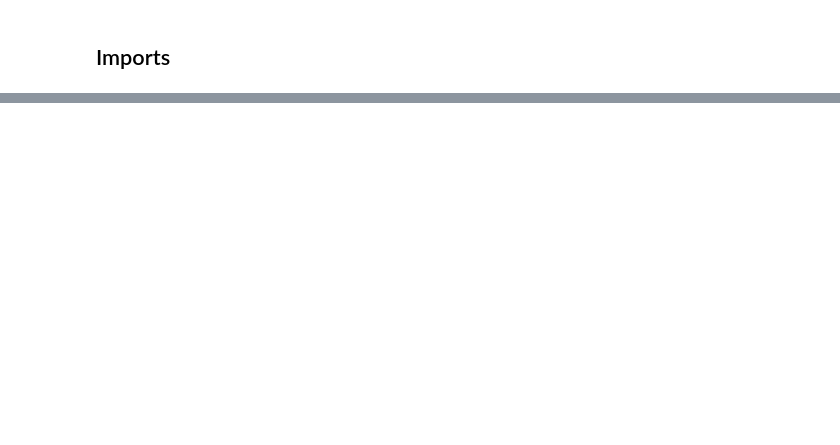
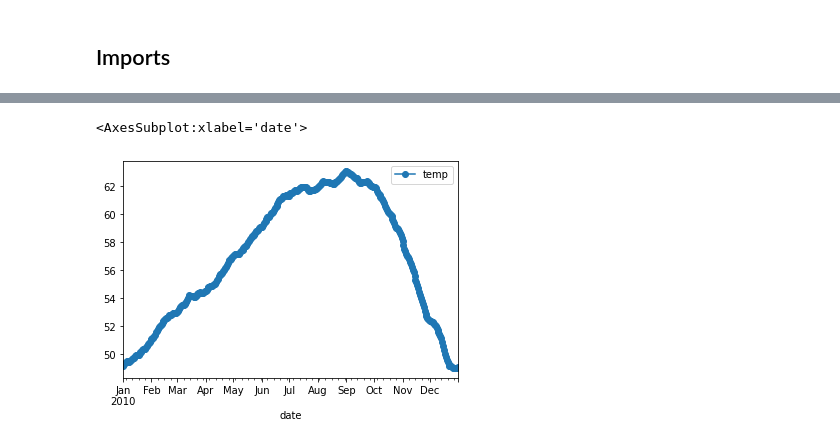
Before and after one commit to segovialori/time-series-exercises, a Jupyter notebook: time_series_pandas_exercises.ipynb, the cells around one changed output, grey strips where cells are left out. Saved outputs shown, nothing was run; the diff lists cells and outputs as text; code cells hidden in the pictures; blank space fills up the shorter version.

Commit message:
time series pandas exercises

```diff
--- a/time_series_pandas_exercises.ipynb
+++ b/time_series_pandas_exercises.ipynb
@@ -173,0 +16,4 @@ df['1999-01-08':'1999-01-16']
+# %%
+#import the dataset
+from vega_datasets import data
+df = data.sf_temps()
@@ -173,0 +43,4 @@ df['1999-01-08':'1999-01-16']
+# %%
+#set index to the date to resample
+df = df.set_index('date').sort_index()
+df
@@ -173,0 +85,6 @@ df['1999-01-08':'1999-01-16']
+# %%
+#Viz avg temp over time
+df.resample('D').mean().plot(marker='o')
+# %% [output]
+<AxesSubplot:xlabel='date'>
+[figure, added]
```
Also changed, not shown: parts of 53 cells of this notebook.
